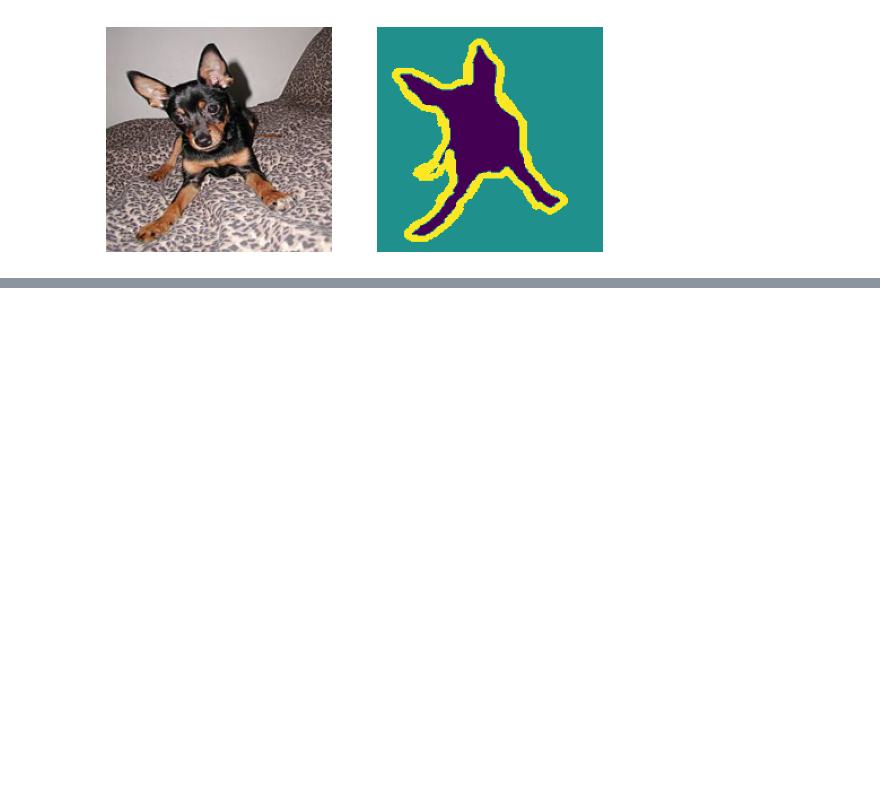
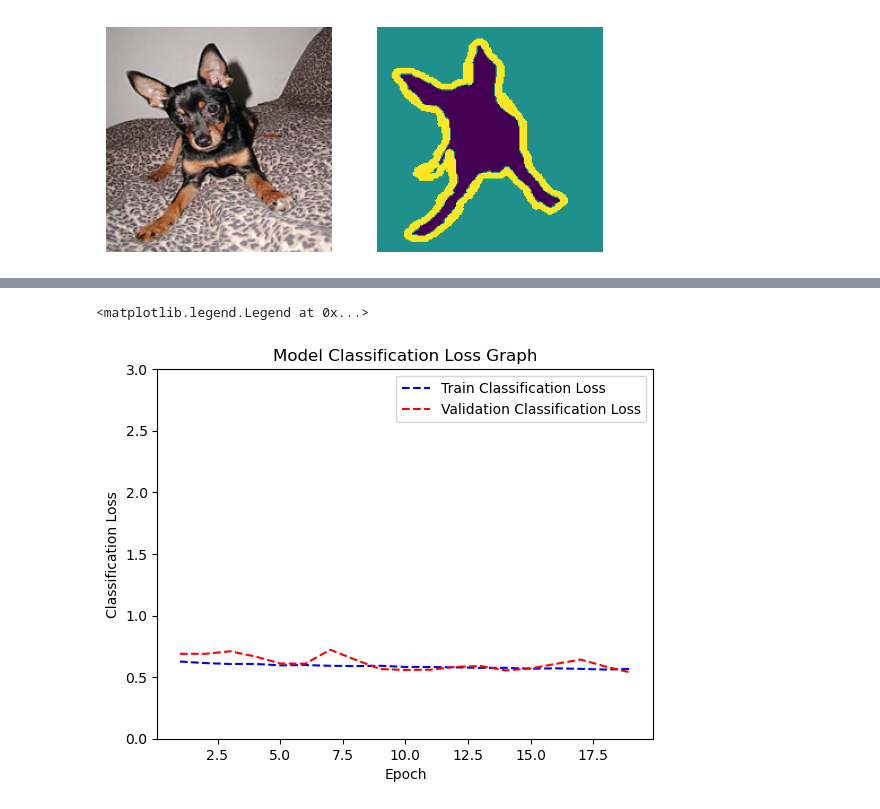
Before and after one commit to MinhyukWoo/keras_lecture, a Jupyter notebook: deep_learning_with_python/segmentation/multi_seg_xcep.ipynb, the cells around one changed output, grey strips where cells are left out. Drawn from its saved outputs; the diff is of its cells as text; code cells hidden in the pictures; blank space fills up the shorter version.

```diff
--- a/deep_learning_with_python/segmentation/multi_seg_xcep.ipynb
+++ b/deep_learning_with_python/segmentation/multi_seg_xcep.ipynb
@@ -252,0 +282,12 @@ Epoch 4/70
+# %%
+x_range = range(1, len(history.history["dense_loss"]) + 1)
+plt.plot(x_range, history.history["dense_loss"], "b--", label="Train Classification Loss")
+plt.plot(x_range, history.history["val_dense_loss"], "r--", label="Validation Classification Loss")
+plt.ylim((0, 3))
+plt.xlabel("Epoch")
+plt.ylabel("Classification Loss")
+plt.title("Model Classification Loss Graph")
+plt.legend()
+# %% [output]
+<matplotlib.legend.Legend at 0x...>
+[figure, added]
```
Also changed, not shown: parts of 6 cells of this notebook.
